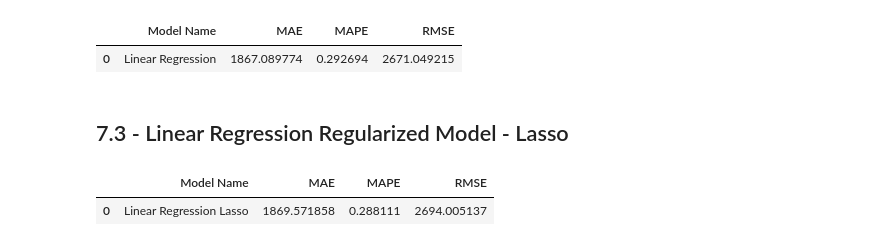
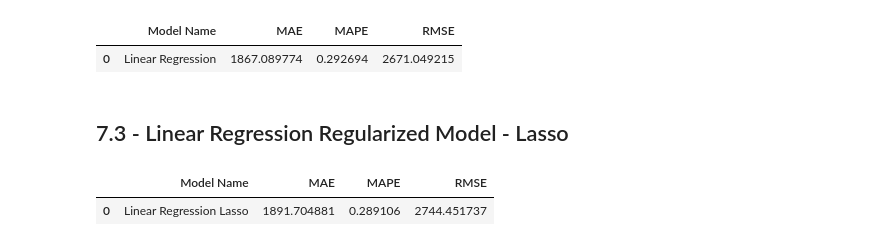
Before and after one commit to guigrandim/rossmann_store_sales, a Jupyter notebook: notebooks/datasets_analysis.ipynb, the cells around one changed output. Drawn from its saved outputs; the diff is of its cells as text; code cells hidden in the pictures.

```diff
--- a/notebooks/datasets_analysis.ipynb
+++ b/notebooks/datasets_analysis.ipynb
@@ -940,3 +1028,5 @@ df6 = df5.copy()
 # %%
 cols_drop = ['week_of_year', 'day', 'month', 'day_of_week', 'promo_since', 'competition_since', 'year_week']
-df6 = df6.drop(cols_drop, axis=1)
+
+X_train6 = X_train6.drop(cols_drop, axis=1)
+X_test6  = X_test6.drop(cols_drop, axis=1)
@@ -1025,7 +1084,8 @@ cols_selected_boruta = ['store',
                         'competition_distance',
                         'competition_open_since_month',
                         'competition_open_since_year',
-                        'promo2', 'promo2_since_week',
+                        'promo2',
+                        'promo2_since_week',
                         'promo2_since_year',
                         'competition_time_month',
                         'promo_time_week',
@@ -1042,12 +1102,16 @@ cols_selected_boruta = ['store',
 feat_to_add = ['date', 'sales']
 
 #final features
-#cols_selected_boruta.extend(feat_to_add)
+cols_selected_boruta_full = cols_selected_boruta.copy()
+cols_selected_boruta_full.extend(feat_to_add)
 # %% [markdown]
 # 7.0 - Machine Learning Modelling
+# %%
+X_train7 = X_train6.copy()
+X_test7  = X_test6.copy()
 # %%
-x_train = X_train[cols_selected_boruta]
-x_test = X_test[cols_selected_boruta]
+x_train = X_train7[cols_selected_boruta]
+x_test  = X_test7[cols_selected_boruta]
 # %% [markdown]
 ## 7.1 - Average Model
 # %%
@@ -1084,14 +1148,14 @@ lr_result
 ## 7.3 - Linear Regression Regularized Model - Lasso
 # %%
 #model
-lrr = Lasso( alpha=0.001 ).fit(x_train, y_train)
+lrr = Lasso( alpha=0.01 ).fit(x_train, y_train)
 
 #prediction
 yhat_lrr = lrr.predict(x_test)
 
 #performance
 lrr_result = ml_error('Linear Regression Lasso', np.expm1 (y_test), np.expm1(yhat_lrr))
 lrr_result
 # %% [output]
 |  | Model Name | MAE | MAPE | RMSE |
-| 0 | Linear Regression Lasso | 1869.571858 | 0.288111 | 2694.005137 |
+| 0 | Linear Regression Lasso | 1891.704881 | 0.289106 | 2744.451737 |
```
Also changed, not shown: parts of 24 cells of this notebook.
